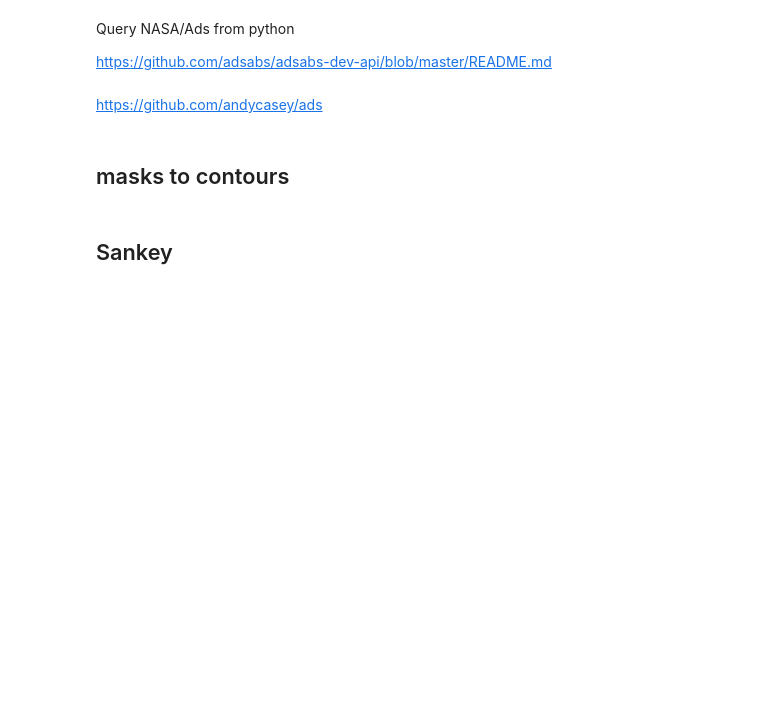
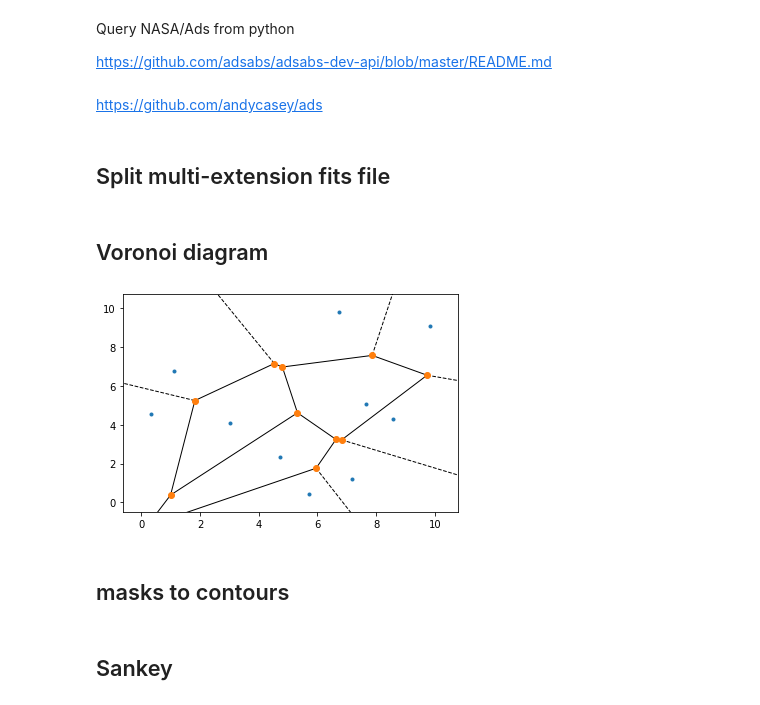
Before and after one commit to fschmnn/pnlf, a Jupyter notebook: notebooks/playground.ipynb, the cells around one changed output. Cells and saved outputs as stored; diff of their text form; code cells hidden in the pictures; blank space fills up the shorter version.

```diff
--- a/notebooks/playground.ipynb
+++ b/notebooks/playground.ipynb
@@ -200,3 +200,5 @@ muse_header = fits.getheader(data_raw/'MUSEDAP'/'NGC2835_MAPS.fits',ext=1)
 
 #combine_fits(Path('NGC2835_SN1.1.0.ORCS'),muse_header)
 hdul = combine_fits(folder,muse_header)
+# %% [markdown]
+## Split multi-extension fits file
@@ -202,0 +216,2 @@ hdul = combine_fits(folder,muse_header)
+# %% [markdown]
+## Voronoi diagram
@@ -203,3 +222,11 @@ hdul = combine_fits(folder,muse_header)
+# %%
+points = np.random.uniform(0,10,(10,2))
+vor = Voronoi(points)
+# %%
+fig = voronoi_plot_2d(vor)
+plt.show()
+# %% [output]
+[figure, added]
 # %% [markdown]
 ## masks to contours
 # %%
```
Also changed, not shown: parts of 2 cells of this notebook, 10 other files.
